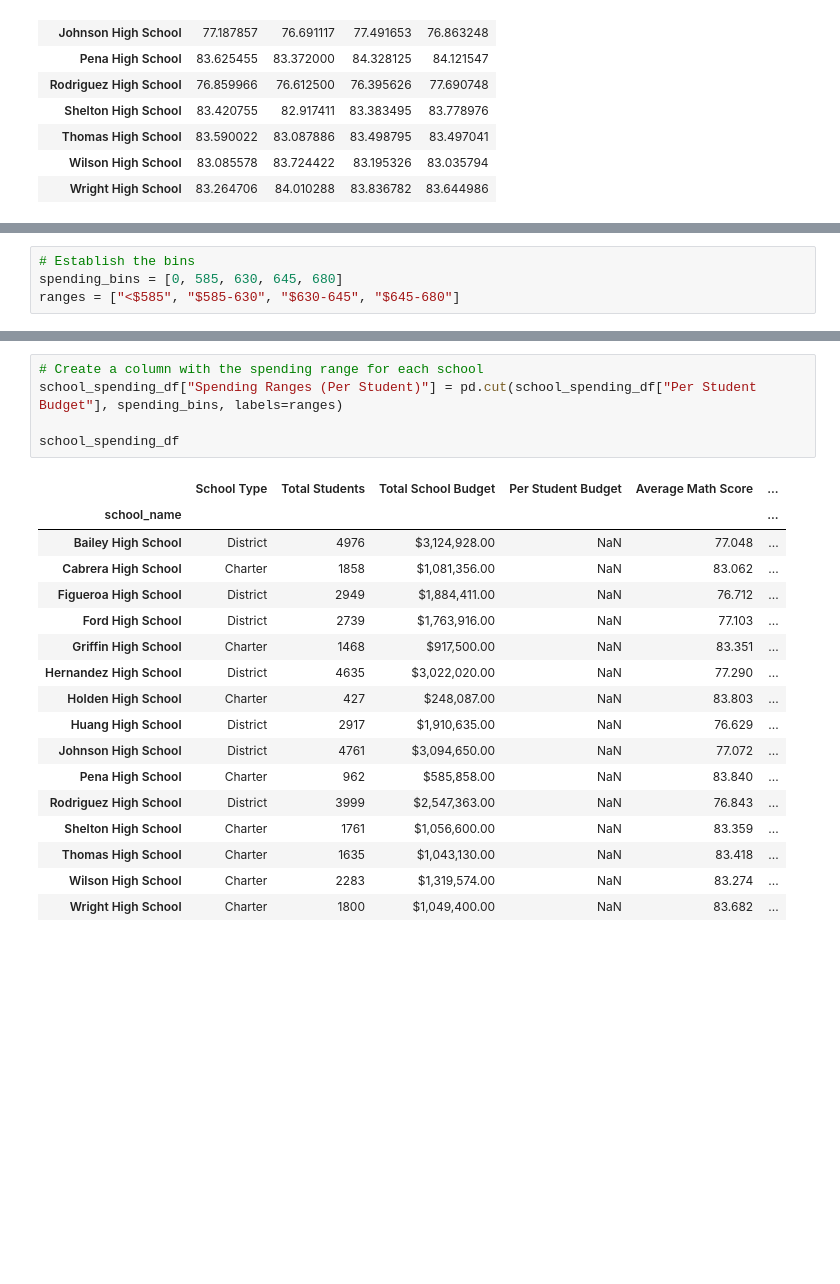
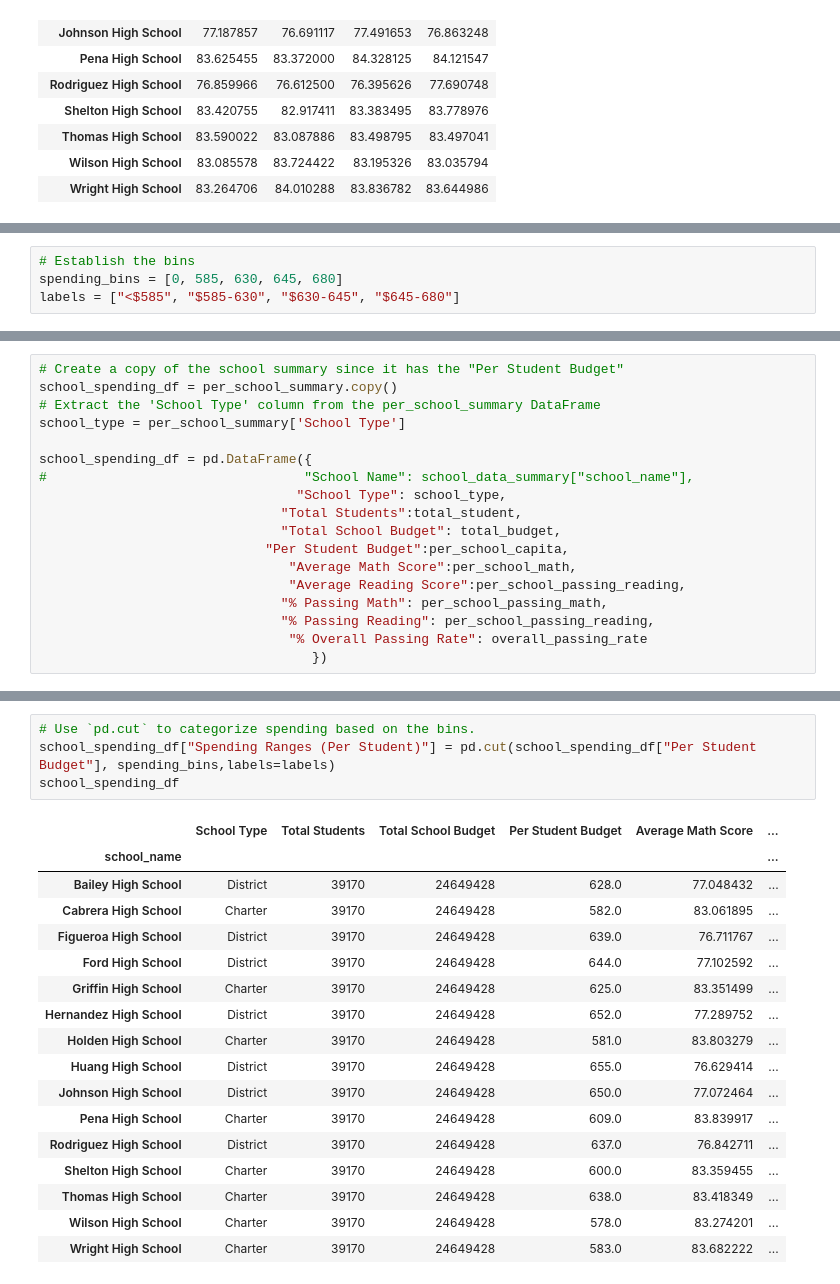
Before and after one commit to FawneeCakes/pandas-challenge, a Jupyter notebook: PyCitySchools_starter.ipynb, the cells around one changed output, grey strips where cells are left out. Cells and saved outputs as stored; diff of their text form; blank space fills up the shorter version.

```diff
--- a/PyCitySchools_starter.ipynb
+++ b/PyCitySchools_starter.ipynb
@@ -554,4 +546,4 @@ reading_scores_by_grade
 # %%
 # Establish the bins
 spending_bins = [0, 585, 630, 645, 680]
-ranges = ["<$585", "$585-630", "$630-645", "$645-680"]
+labels = ["<$585", "$585-630", "$630-645", "$645-680"]
@@ -560,0 +550,18 @@ school_spending_df = per_school_summary.copy()
+# %%
+# Create a copy of the school summary since it has the "Per Student Budget"
+school_spending_df = per_school_summary.copy()
+# Extract the 'School Type' column from the per_school_summary DataFrame
+school_type = per_school_summary['School Type']
+
+school_spending_df = pd.DataFrame({
+#                                 "School Name": school_data_summary["school_name"],
+                                 "School Type": school_type,
+                               "Total Students":total_student,
+                               "Total School Budget": total_budget,
+                             "Per Student Budget":per_school_capita,
+                                "Average Math Score":per_school_math,
+                                "Average Reading Score":per_school_passing_reading,
+                               "% Passing Math": per_school_passing_math,
+                               "% Passing Reading": per_school_passing_reading,
+                                "% Overall Passing Rate": overall_passing_rate
+                                   })
@@ -561,23 +609,22 @@ school_spending_df = per_school_summary.copy()
 # %%
-# Create a column with the spending range for each school
-school_spending_df["Spending Ranges (Per Student)"] = pd.cut(school_spending_df["Per Student Budget"], spending_bins, labels=ranges)
-
+# Use `pd.cut` to categorize spending based on the bins.
+school_spending_df["Spending Ranges (Per Student)"] = pd.cut(school_spending_df["Per Student Budget"], spending_bins,labels=labels)
 school_spending_df
 # %% [output]
 |  | School Type | Total Students | Total School Budget | Per Student Budget | Average Math Score | ... |
 | school_name |  |  |  |  |  | ... |
-| Bailey High School | District | 4976 | $3,124,928.00 | NaN | 77.048 | ... |
-| Cabrera High School | Charter | 1858 | $1,081,356.00 | NaN | 83.062 | ... |
-| Figueroa High School | District | 2949 | $1,884,411.00 | NaN | 76.712 | ... |
-| Ford High School | District | 2739 | $1,763,916.00 | NaN | 77.103 | ... |
-| Griffin High School | Charter | 1468 | $917,500.00 | NaN | 83.351 | ... |
-| Hernandez High School | District | 4635 | $3,022,020.00 | NaN | 77.290 | ... |
-| Holden High School | Charter | 427 | $248,087.00 | NaN | 83.803 | ... |
-| Huang High School | District | 2917 | $1,910,635.00 | NaN | 76.629 | ... |
-| Johnson High School | District | 4761 | $3,094,650.00 | NaN | 77.072 | ... |
-| Pena High School | Charter | 962 | $585,858.00 | NaN | 83.840 | ... |
-| Rodriguez High School | District | 3999 | $2,547,363.00 | NaN | 76.843 | ... |
-| Shelton High School | Charter | 1761 | $1,056,600.00 | NaN | 83.359 | ... |
-| Thomas High School | Charter | 1635 | $1,043,130.00 | NaN | 83.418 | ... |
-| Wilson High School | Charter | 2283 | $1,319,574.00 | NaN | 83.274 | ... |
-| Wright High School | Charter | 1800 | $1,049,400.00 | NaN | 83.682 | ... |
+| Bailey High School | District | 39170 | 24649428 | 628.0 | 77.048432 | ... |
+| Cabrera High School | Charter | 39170 | 24649428 | 582.0 | 83.061895 | ... |
+| Figueroa High School | District | 39170 | 24649428 | 639.0 | 76.711767 | ... |
+| Ford High School | District | 39170 | 24649428 | 644.0 | 77.102592 | ... |
+| Griffin High School | Charter | 39170 | 24649428 | 625.0 | 83.351499 | ... |
+| Hernandez High School | District | 39170 | 24649428 | 652.0 | 77.289752 | ... |
+| Holden High School | Charter | 39170 | 24649428 | 581.0 | 83.803279 | ... |
+| Huang High School | District | 39170 | 24649428 | 655.0 | 76.629414 | ... |
+| Johnson High School | District | 39170 | 24649428 | 650.0 | 77.072464 | ... |
+| Pena High School | Charter | 39170 | 24649428 | 609.0 | 83.839917 | ... |
+| Rodriguez High School | District | 39170 | 24649428 | 637.0 | 76.842711 | ... |
+| Shelton High School | Charter | 39170 | 24649428 | 600.0 | 83.359455 | ... |
+| Thomas High School | Charter | 39170 | 24649428 | 638.0 | 83.418349 | ... |
+| Wilson High School | Charter | 39170 | 24649428 | 578.0 | 83.274201 | ... |
+| Wright High School | Charter | 39170 | 24649428 | 583.0 | 83.682222 | ... |
```
Also changed, not shown: parts of 26 cells of this notebook.
